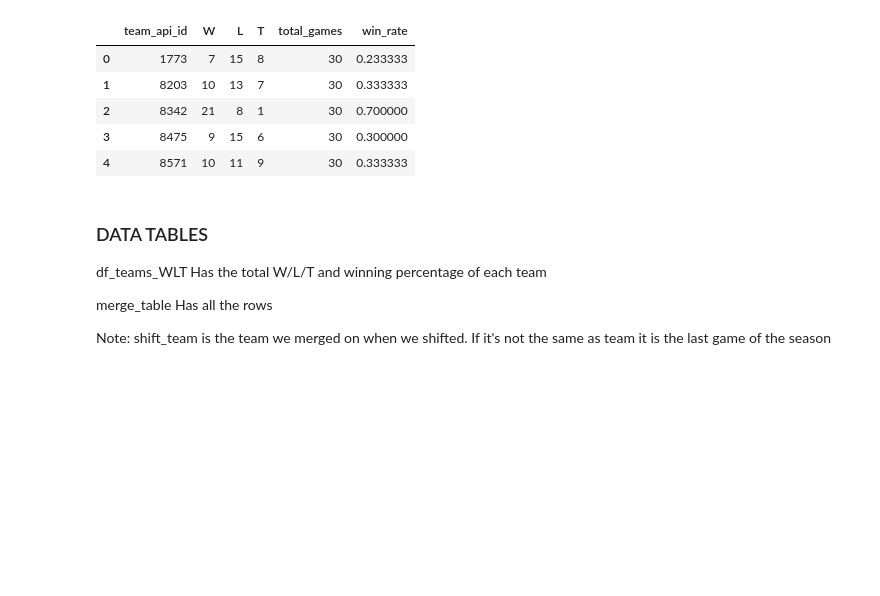
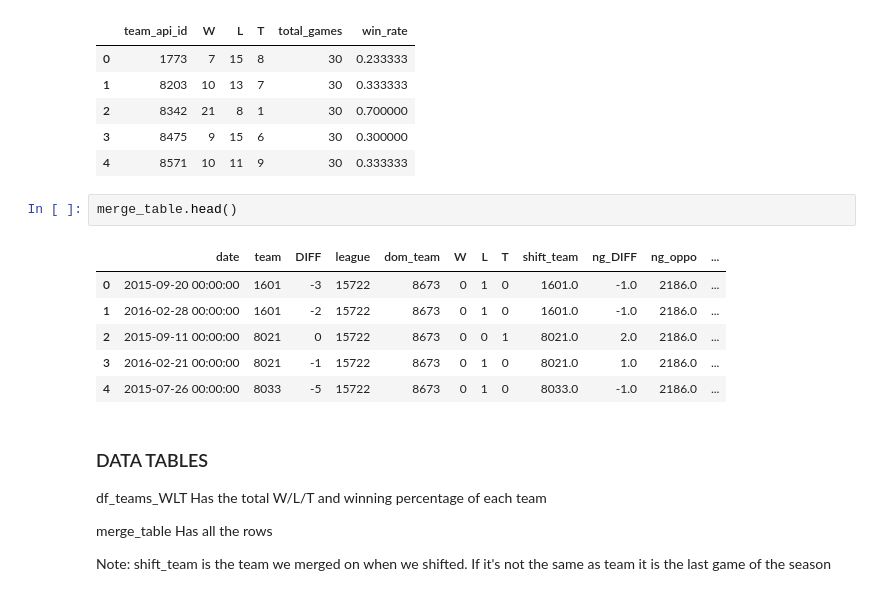
Before and after one commit to ShaleshK/project-one, a Jupyter notebook: fifa.ipynb, the cells around one changed output. Drawn from its saved outputs; the diff is of its cells as text; blank space fills up the shorter version.

```diff
--- a/fifa.ipynb
+++ b/fifa.ipynb
@@ -346,6 +346,15 @@ df_teams_WLT.head()
 | 2 | 8342 | 21 | 8 | 1 | 30 | 0.700000 |
 | 3 | 8475 | 9 | 15 | 6 | 30 | 0.300000 |
 | 4 | 8571 | 10 | 11 | 9 | 30 | 0.333333 |
+# %%
+merge_table.head()
+# %% [output]
+|  | date | team | DIFF | league | dom_team | W | L | T | shift_team | ng_DIFF | ng_oppo | ... |
+| 0 | 2015-09-20 00:00:00 | 1601 | -3 | 15722 | 8673 | 0 | 1 | 0 | 1601.0 | -1.0 | 2186.0 | ... |
+| 1 | 2016-02-28 00:00:00 | 1601 | -2 | 15722 | 8673 | 0 | 1 | 0 | 1601.0 | -1.0 | 2186.0 | ... |
+| 2 | 2015-09-11 00:00:00 | 8021 | 0 | 15722 | 8673 | 0 | 0 | 1 | 8021.0 | 2.0 | 2186.0 | ... |
+| 3 | 2016-02-21 00:00:00 | 8021 | -1 | 15722 | 8673 | 0 | 1 | 0 | 8021.0 | 1.0 | 2186.0 | ... |
+| 4 | 2015-07-26 00:00:00 | 8033 | -5 | 15722 | 8673 | 0 | 1 | 0 | 8033.0 | -1.0 | 2186.0 | ... |
 # %% [markdown]
 ### DATA TABLES
 
```
Also changed, not shown: parts of 1 cell of this notebook.
